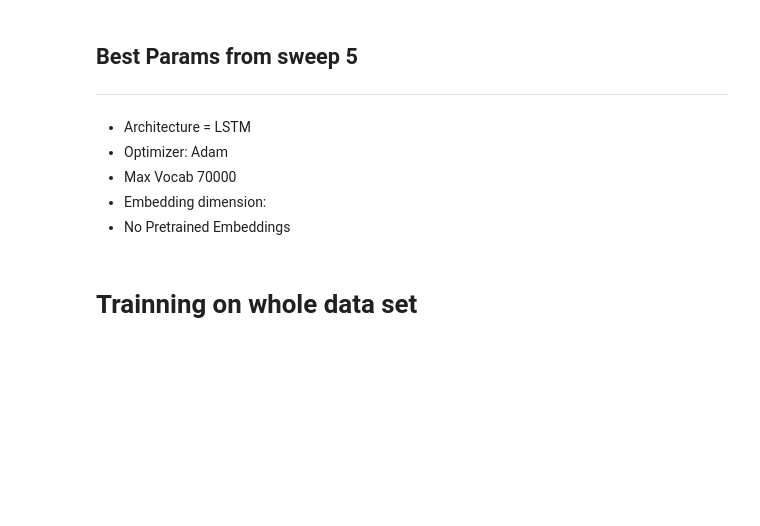
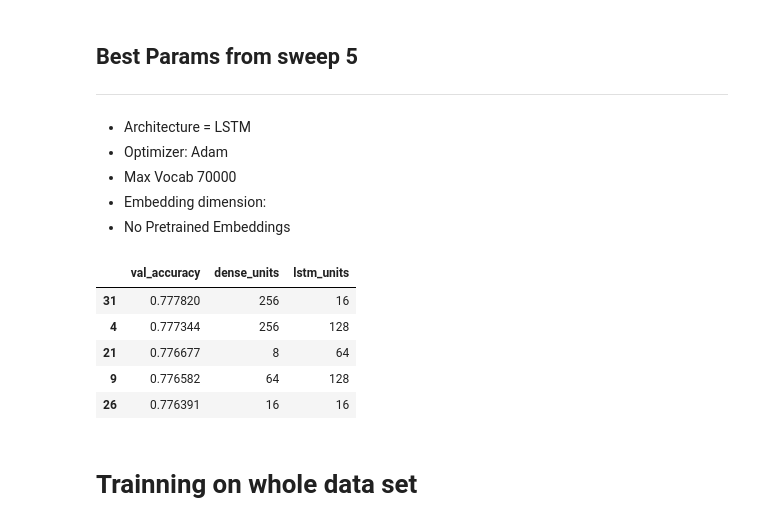
Before and after one commit to jacobh310/food_nlp, a Jupyter notebook: data_cleaning_exploration_model_building/Model Building_V2.ipynb, the cells around one changed output. Cells and saved outputs as stored; diff of their text form; code cells hidden in the pictures; blank space fills up the shorter version.

```diff
--- a/data_cleaning_exploration_model_building/Model Building_V2.ipynb
+++ b/data_cleaning_exploration_model_building/Model Building_V2.ipynb
@@ -774,7 +679,14 @@ sweep4[['val_accuracy','dropout_rate','filters','kernel_size','pool_size']].sort
 - Embedding dimension:
 - No Pretrained Embeddings
 # %%
-sweep5[['val_accuracy','desne_units','lstm_units']].sort_values('val_accuracy', ascending=False).head()
+sweep5[['val_accuracy','dense_units','lstm_units']].sort_values('val_accuracy', ascending=False).head()
+# %% [output]
+|  | val_accuracy | dense_units | lstm_units |
+| 31 | 0.777820 | 256 | 16 |
+| 4 | 0.777344 | 256 | 128 |
+| 21 | 0.776677 | 8 | 64 |
+| 9 | 0.776582 | 64 | 128 |
+| 26 | 0.776391 | 16 | 16 |
 # %% [markdown]
 # Trainning on whole data set
 # %% [markdown]
```
Also changed, not shown: parts of 54 cells of this notebook.
